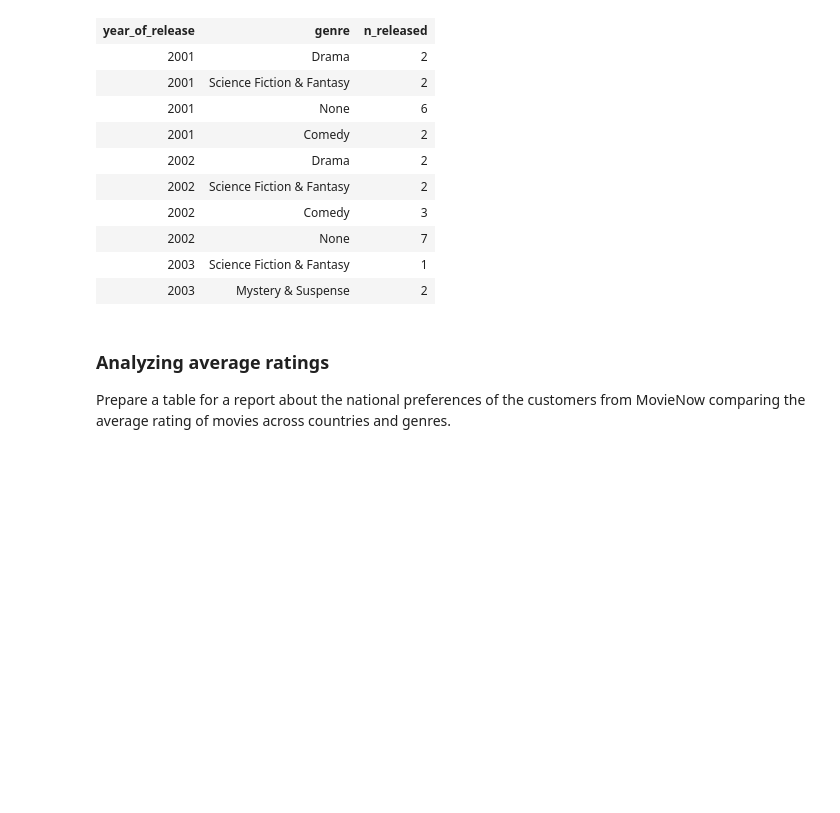
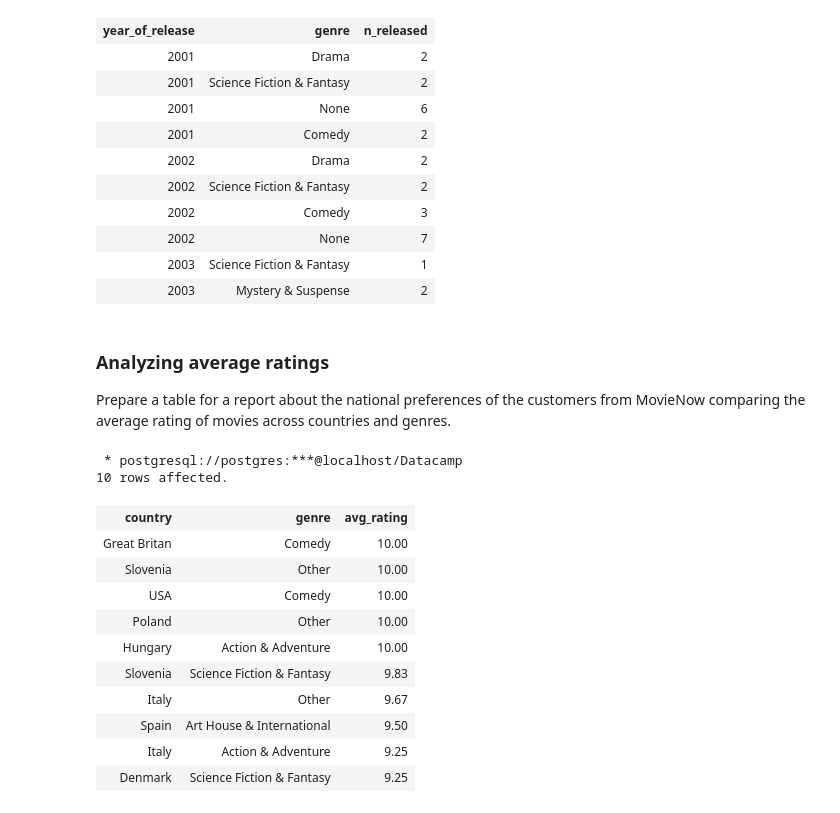
Before and after one commit to felixodette/Movies-PostgreSQL, a Jupyter notebook: notebook.ipynb, the cells around one changed output. Cells and saved outputs as stored; diff of their text form; code cells hidden in the pictures; blank space fills up the shorter version.

```diff
--- a/notebook.ipynb
+++ b/notebook.ipynb
@@ -864,3 +864,28 @@ SELECT year_of_release, genre, COUNT(*) AS n_released
 # %% [markdown]
 ### Analyzing average ratings
 Prepare a table for a report about the national preferences of the customers from MovieNow comparing the average rating of movies across countries and genres.
+# %%
+%%sql
+
+SELECT c.country, m.genre, ROUND(AVG(r.rating),2) AS avg_rating
+  FROM customers AS c
+  LEFT JOIN renting AS r ON c.customer_id=r.customer_id
+  LEFT JOIN movies AS m ON r.movie_id=m.movie_id
+ GROUP BY CUBE(c.country, m.genre)
+ HAVING ROUND(AVG(r.rating),2) > 0
+ ORDER BY avg_rating DESC
+ LIMIT 10;
+# %% [output]
+ * postgresql://postgres:***@localhost/Datacamp
+10 rows affected.
+| country | genre | avg_rating |
+| Great Britan | Comedy | 10.00 |
+| Slovenia | Other | 10.00 |
+| USA | Comedy | 10.00 |
+| Poland | Other | 10.00 |
+| Hungary | Action & Adventure | 10.00 |
+| Slovenia | Science Fiction & Fantasy | 9.83 |
+| Italy | Other | 9.67 |
+| Spain | Art House & International | 9.50 |
+| Italy | Action & Adventure | 9.25 |
+| Denmark | Science Fiction & Fantasy | 9.25 |
```
Also changed, not shown: parts of 3 cells of this notebook.
